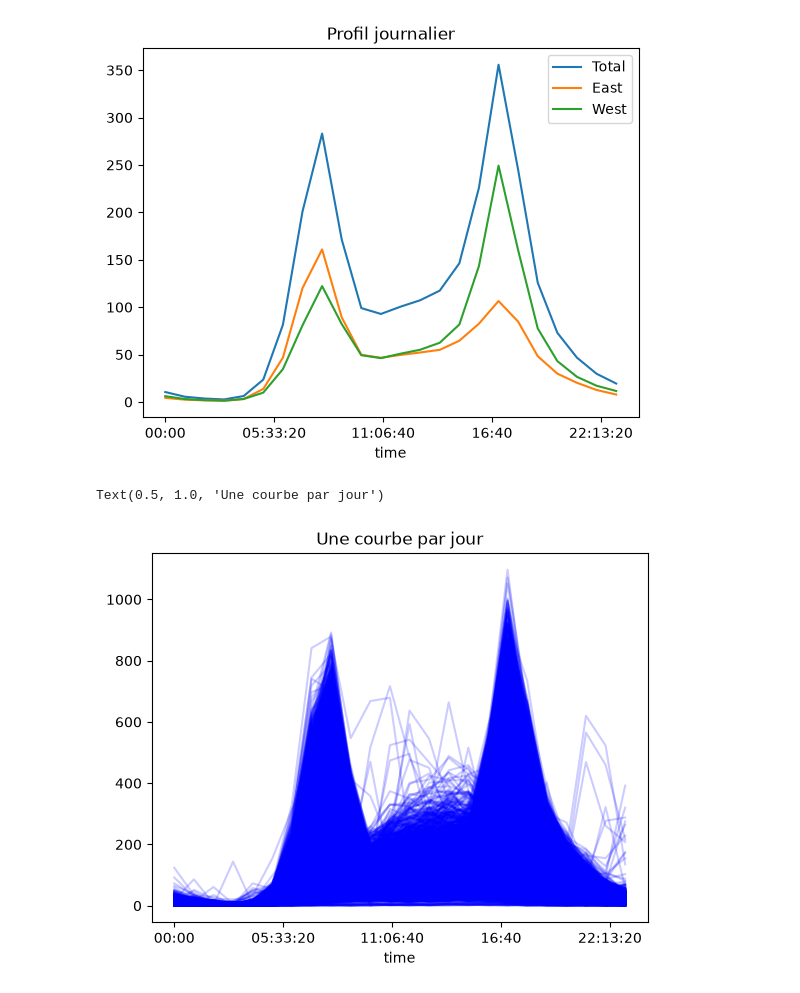
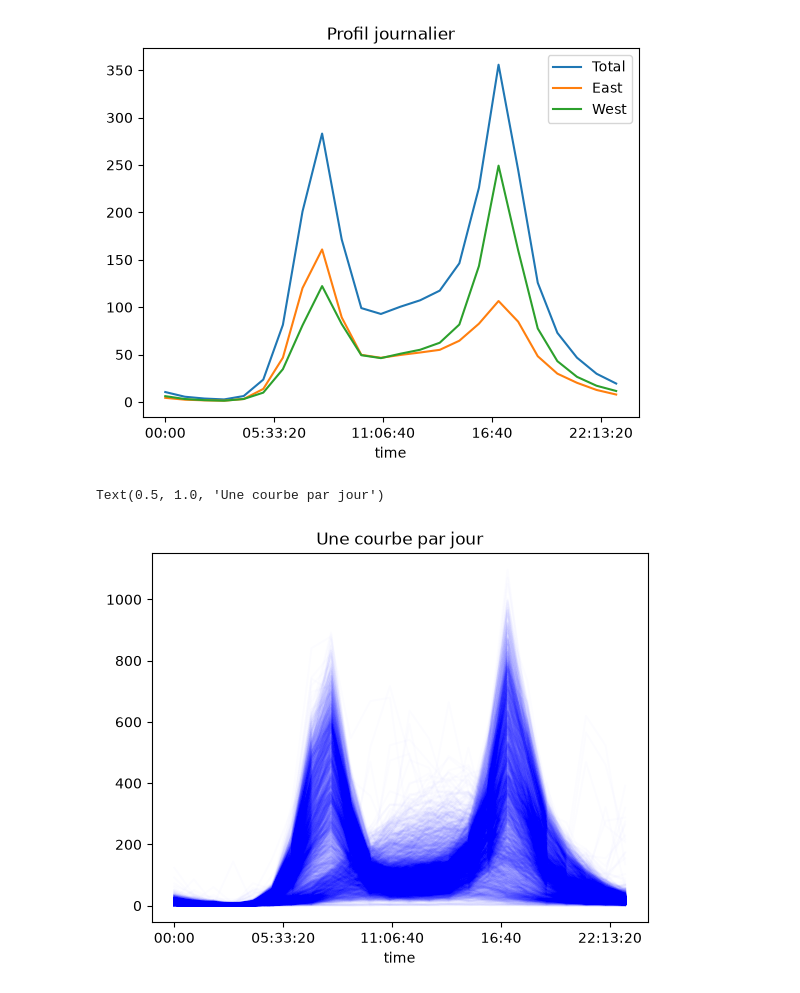
Before and after one commit to JeanneCourvoisier/TP4_Fremont-Bridge, a Jupyter notebook: TP4_Fremont_Bridge.ipynb, the cells around one changed output. Saved outputs shown, nothing was run; the diff lists cells and outputs as text; code cells hidden in the pictures.

```diff
--- a/TP4_Fremont_Bridge.ipynb
+++ b/TP4_Fremont_Bridge.ipynb
@@ -188,12 +178,12 @@ Text(0.5, 1.0, 'Profil journalier')
 # %%
 # Une courbe par jour
 pivoted = data.pivot_table('Total', index=data.index.time, columns=data.index.date)
-pivoted.plot(color='b', alpha=0.2)
+pivoted.plot(color='b', alpha=0.01)
 plt.legend().remove()
 plt.title('Une courbe par jour')
 # %% [output]
 Text(0.5, 1.0, 'Une courbe par jour')
-[figure, old version]
+[figure, new version]
 # %%
 # Classification des jours
 pca_input=pivoted.T.fillna(0)
```
Also changed, not shown: parts of 3 cells of this notebook.
